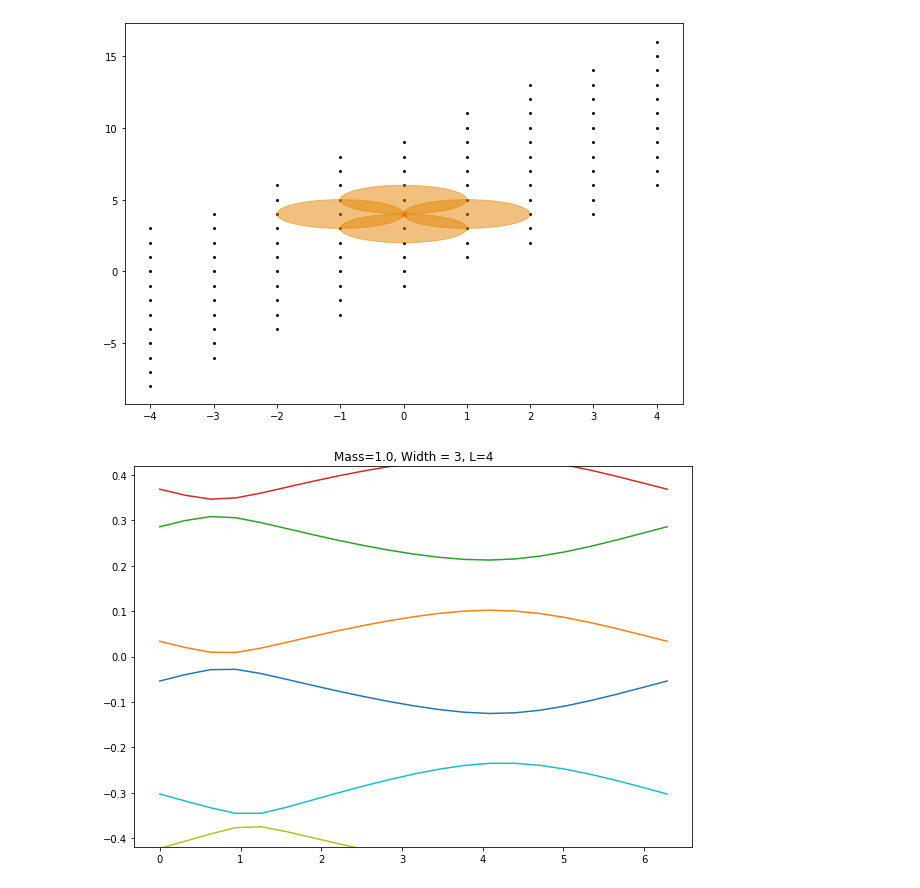
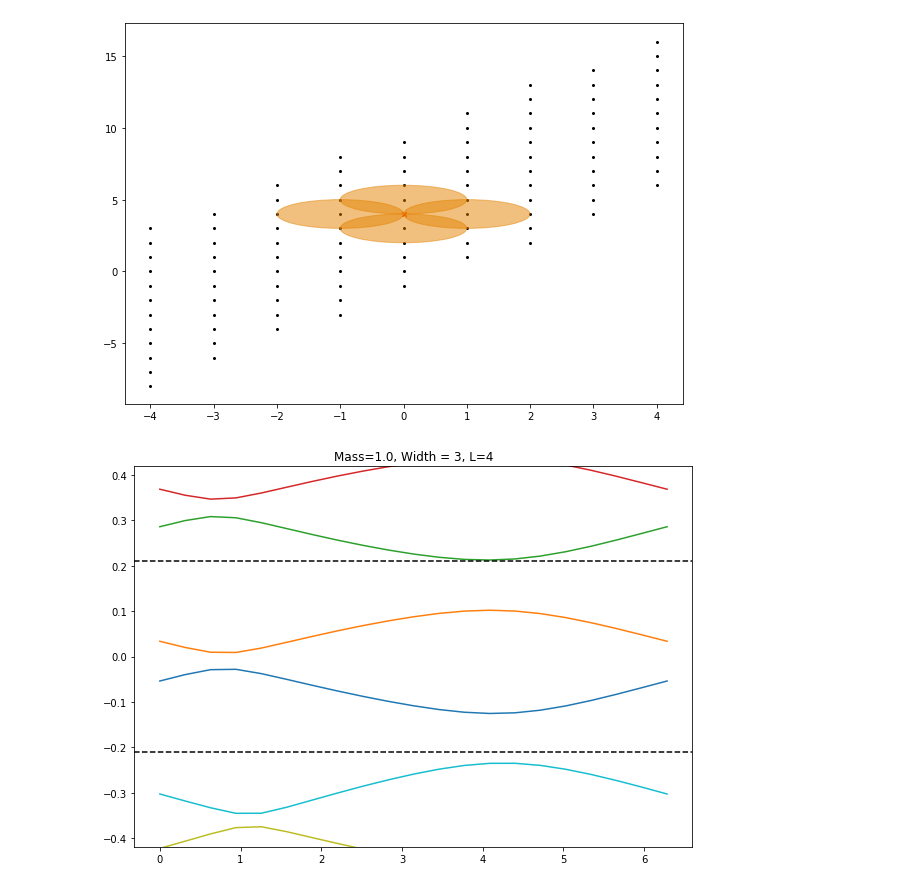
Before and after one commit to andrewcpotter/qpdcsimulator, a Jupyter notebook: qpdcsim_chern_example.ipynb, the cells around one changed output. Saved outputs shown, nothing was run; the diff lists cells and outputs as text; code cells hidden in the pictures.

```diff
--- a/qpdcsim_chern_example.ipynb
+++ b/qpdcsim_chern_example.ipynb
@@ -77,10 +77,12 @@ sim.plot_interactions(s1)
 # %%
 # simulate the quasi-energy spectrum
 plt.figure()
 ylim = np.pi/(q.Fibonacci(N+1)*q.Fibonacci(N))
 plt.plot(fluxes,Es)
 plt.ylim(-2*ylim,2*ylim)
 plt.title('Mass=%s'%m + ', Width = %s' % q.Fibonacci(N) + ', L=%s'%L)
+plt.axhline(ylim,linestyle='--',color='k')
+plt.axhline(-ylim,linestyle='--',color='k')
 plt.show()
 # %% [output]
-[figure, old version]
+[figure, new version]
```
